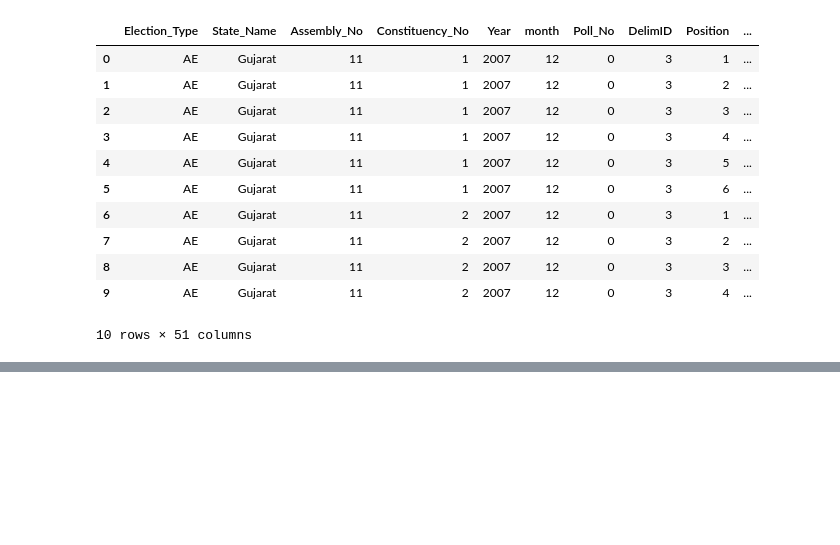
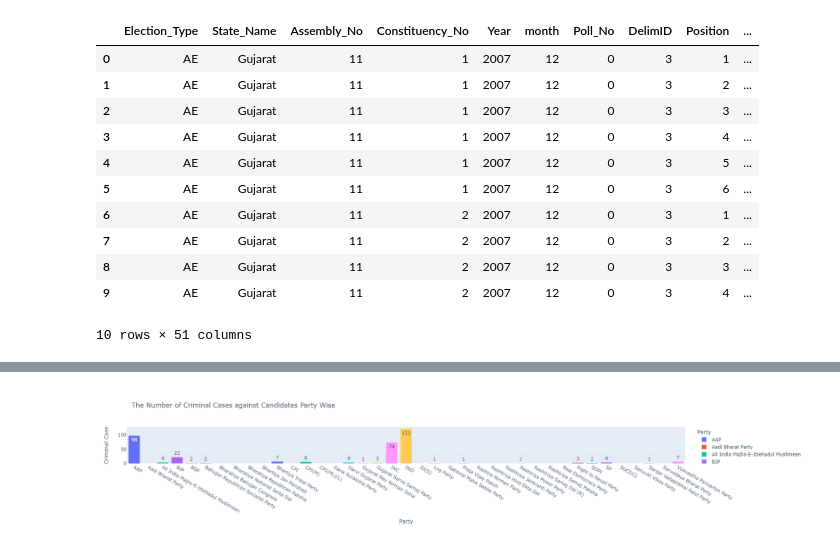
Before and after one commit to abhilashajay-dev/Gujarat-2022, a Jupyter notebook: Gujarat_Election.ipynb, the cells around one changed output, grey strips where cells are left out. Cells and saved outputs as stored; diff of their text form; code cells hidden in the pictures; blank space fills up the shorter version.

```diff
--- a/Gujarat_Election.ipynb
+++ b/Gujarat_Election.ipynb
@@ -343,0 +383,4 @@ winner_df[winner_df['Year']==2007]
+# %%
+candidate_Crorepati = pd.read_csv("2022_Crorepati.csv")
+# %%
+candidate_2022['Crorepati'] = candidate_2022['Candidate'].isin(candidate_Crorepati['Candidate']).map({True:1,False:0})
@@ -343,0 +421,4 @@ winner_df[winner_df['Year']==2007]
+# %%
+candidate_graduate = pd.read_csv("2022_graduate_or_above.csv")
+# %%
+candidate_2022['Graduate or Above'] = candidate_2022['Candidate'].isin(candidate_graduate['Candidate']).map({True:1, False:0})
@@ -343,0 +465,4 @@ winner_df[winner_df['Year']==2007]
+# %%
+px.bar(data_frame=candidate_2022.groupby(['Party'], as_index=False)['Criminal Case'].sum(), x='Party', y='Criminal Case', text_auto=True, color='Party' ,title='The Number of Criminal Cases against Candidates Party Wise')
+# %% [output]
+[figure, added]
```
Also changed, not shown: parts of 22 cells of this notebook, 7 other files.
